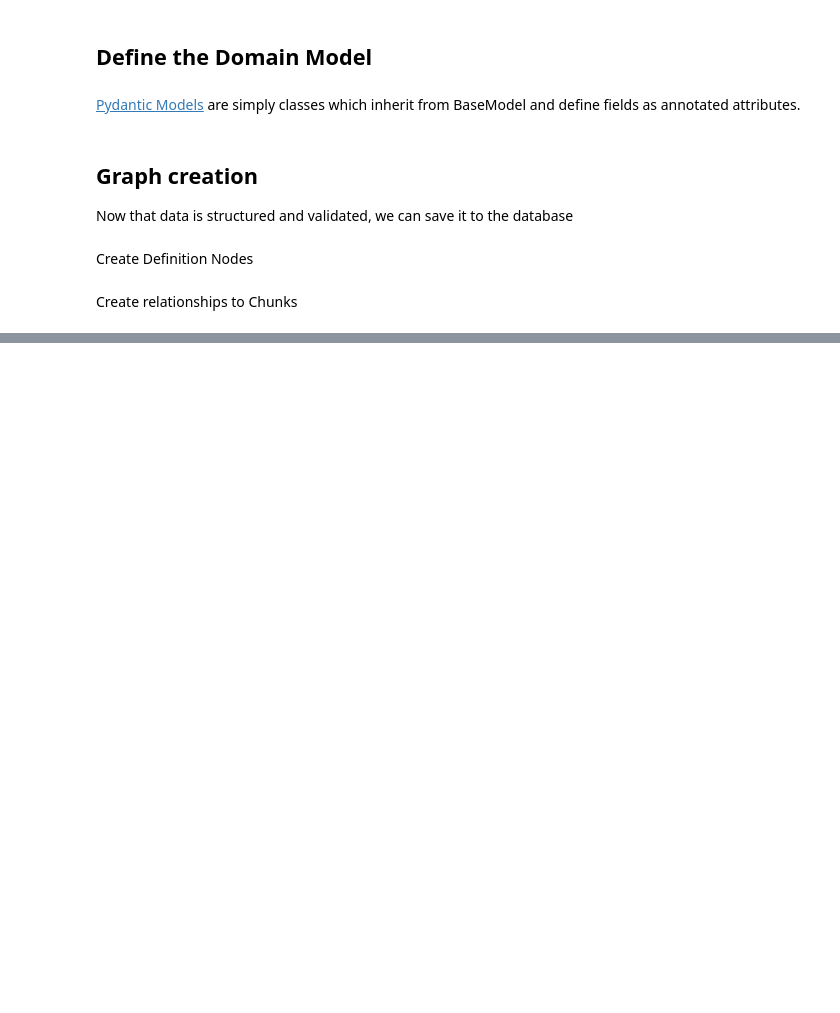
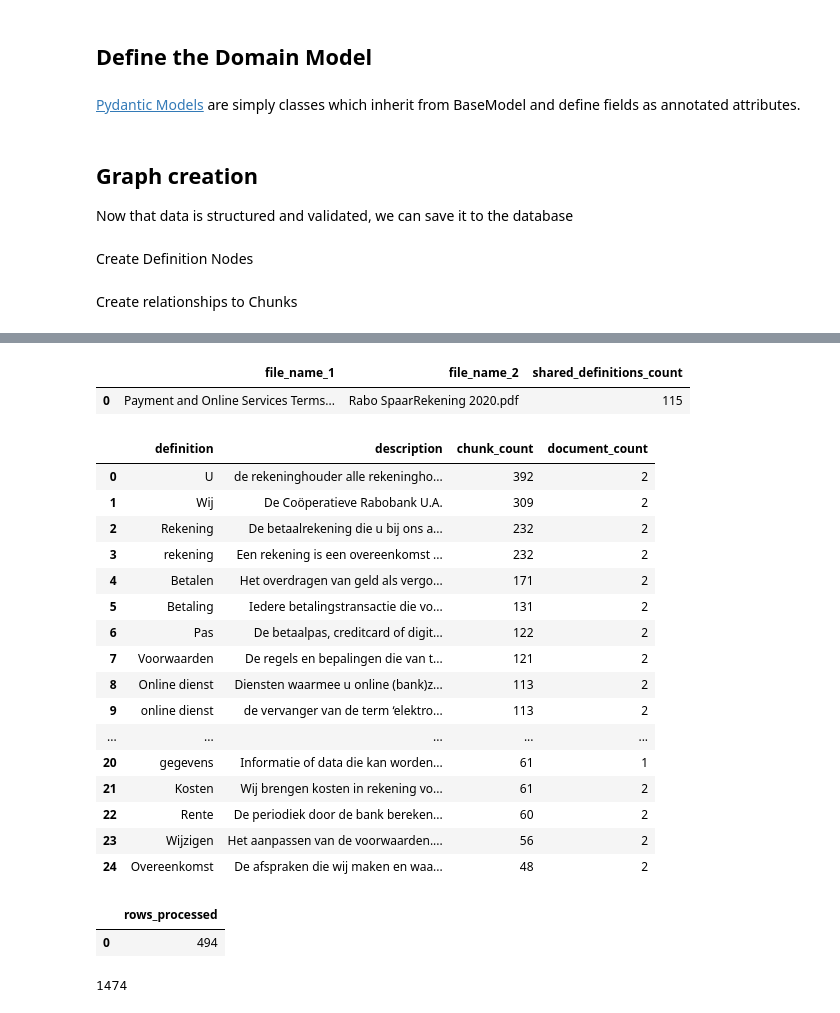
Before and after one commit to erikbijl/rabobank-workshop-genai, a Jupyter notebook: 2 - Extract Definitions.ipynb, the cells around one changed output, grey strips where cells are left out. Cells and saved outputs as stored; diff of their text form; code cells hidden in the pictures; blank space fills up the shorter version.

```diff
--- a/2 - Extract Definitions.ipynb
+++ b/2 - Extract Definitions.ipynb
@@ -169,0 +258,53 @@ records, summary, keys = driver.execute_query(
+# %%
+df
+# %% [output]
+|  | file_name_1 | file_name_2 | shared_definitions_count |
+| 0 | Payment and Online Services Terms... | Rabo SpaarRekening 2020.pdf | 115 |
+# %%
+# Which definition is mentioned the most?
+df = driver.execute_query(
+    """
+    MATCH (doc:Document)<-[:PART_OF]-(chunk:Chunk)-[:MENTIONS]->(def:Definition)
+    WITH DISTINCT def, COUNT(DISTINCT chunk) AS chunk_count, COUNT(DISTINCT doc) AS document_count
+    RETURN def.term AS definition, def.description AS description, chunk_count, document_count ORDER BY chunk_count DESC LIMIT 25
+    """,
+    database_=DATABASE,
+    routing_=RoutingControl.READ,
+    result_transformer_= lambda r: r.to_df(),
+)
+# %%
+df
+# %% [output]
+|  | definition | description | chunk_count | document_count |
+| 0 | U | de rekeninghouder alle rekeningho... | 392 | 2 |
+| 1 | Wij | De Coöperatieve Rabobank U.A. | 309 | 2 |
+| 2 | Rekening | De betaalrekening die u bij ons a... | 232 | 2 |
+| 3 | rekening | Een rekening is een overeenkomst ... | 232 | 2 |
+| 4 | Betalen | Het overdragen van geld als vergo... | 171 | 2 |
+| 5 | Betaling | Iedere betalingstransactie die vo... | 131 | 2 |
+| 6 | Pas | De betaalpas, creditcard of digit... | 122 | 2 |
+| 7 | Voorwaarden | De regels en bepalingen die van t... | 121 | 2 |
+| 8 | Online dienst | Diensten waarmee u online (bank)z... | 113 | 2 |
+| 9 | online dienst | de vervanger van de term ‘elektro... | 113 | 2 |
+| ... | ... | ... | ... | ... |
+| 20 | gegevens | Informatie of data die kan worden... | 61 | 1 |
+| 21 | Kosten | Wij brengen kosten in rekening vo... | 61 | 2 |
+| 22 | Rente | De periodiek door de bank bereken... | 60 | 2 |
+| 23 | Wijzigen | Het aanpassen van de voorwaarden.... | 56 | 2 |
+| 24 | Overeenkomst | De afspraken die wij maken en waa... | 48 | 2 |
+# %%
+# Set property
+driver.execute_query(
+    """
+    MATCH (chunk:Chunk)-[:MENTIONS]->(def:Definition)
+    WITH DISTINCT def, COUNT(chunk) AS chunk_count
+    SET def.degree = chunk_count
+    RETURN COUNT(*) AS rows_processed
+    """,
+    database_=DATABASE,
+    routing_=RoutingControl.WRITE,
+    result_transformer_= lambda r: r.to_df()
+)
+# %% [output]
+|  | rows_processed |
+| 0 | 494 |
@@ -169,0 +329,4 @@ records, summary, keys = driver.execute_query(
+# %%
+len(similar_chunks_df)
+# %% [output]
+1474
```
Also changed, not shown: parts of 33 cells of this notebook, 2 other files.
